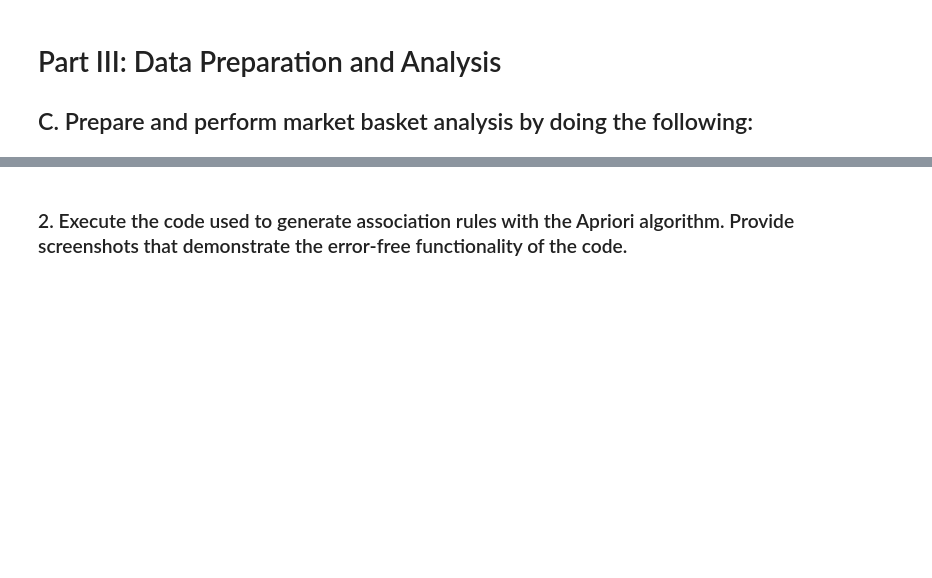
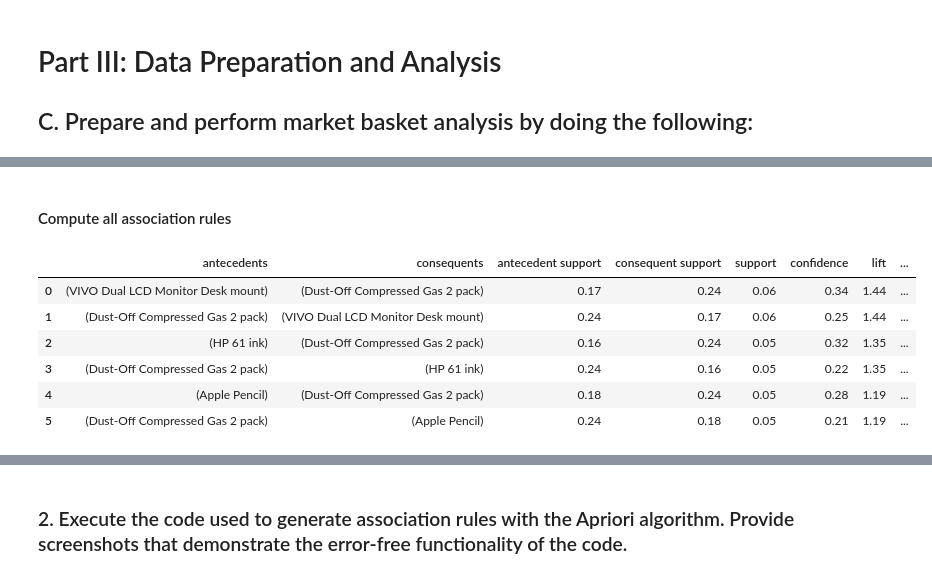
Before and after one commit to chrispaynes/OSDSC-Portfolio, a Jupyter notebook: data_mining_ii_nb/03. ASSOCIATION RULES AND LIFT ANALYSIS/market_basket.ipynb, the cells around one changed output, grey strips where cells are left out. Cells and saved outputs as stored; diff of their text form; code cells hidden in the pictures; blank space fills up the shorter version.

```diff
--- a/data_mining_ii_nb/03. ASSOCIATION RULES AND LIFT ANALYSIS/market_basket.ipynb
+++ b/data_mining_ii_nb/03. ASSOCIATION RULES AND LIFT ANALYSIS/market_basket.ipynb
@@ -694,0 +501,17 @@ One assumption about market basket analysis is that the analysis requires that t
+# %% [markdown]
+#### Compute all association rules
+# %%
+# Compute all association rules for frequent_itemsets
+# rules = association_rules(df=frequent_itemsets, metric = "lift", min_threshold = 0.8)
+# rules
+
+# association_rules(frequent_itemsets, metric="confidence", min_threshold=0.1)
+association_rules(frequent_itemsets,  min_threshold=0)
+# %% [output]
+|  | antecedents | consequents | antecedent support | consequent support | support | confidence | lift | ... |
+| 0 | (VIVO Dual LCD Monitor Desk mount) | (Dust-Off Compressed Gas 2 pack) | 0.17 | 0.24 | 0.06 | 0.34 | 1.44 | ... |
+| 1 | (Dust-Off Compressed Gas 2 pack) | (VIVO Dual LCD Monitor Desk mount) | 0.24 | 0.17 | 0.06 | 0.25 | 1.44 | ... |
+| 2 | (HP 61 ink) | (Dust-Off Compressed Gas 2 pack) | 0.16 | 0.24 | 0.05 | 0.32 | 1.35 | ... |
+| 3 | (Dust-Off Compressed Gas 2 pack) | (HP 61 ink) | 0.24 | 0.16 | 0.05 | 0.22 | 1.35 | ... |
+| 4 | (Apple Pencil) | (Dust-Off Compressed Gas 2 pack) | 0.18 | 0.24 | 0.05 | 0.28 | 1.19 | ... |
+| 5 | (Dust-Off Compressed Gas 2 pack) | (Apple Pencil) | 0.24 | 0.18 | 0.05 | 0.21 | 1.19 | ... |
```
Also changed, not shown: parts of 28 cells of this notebook.
